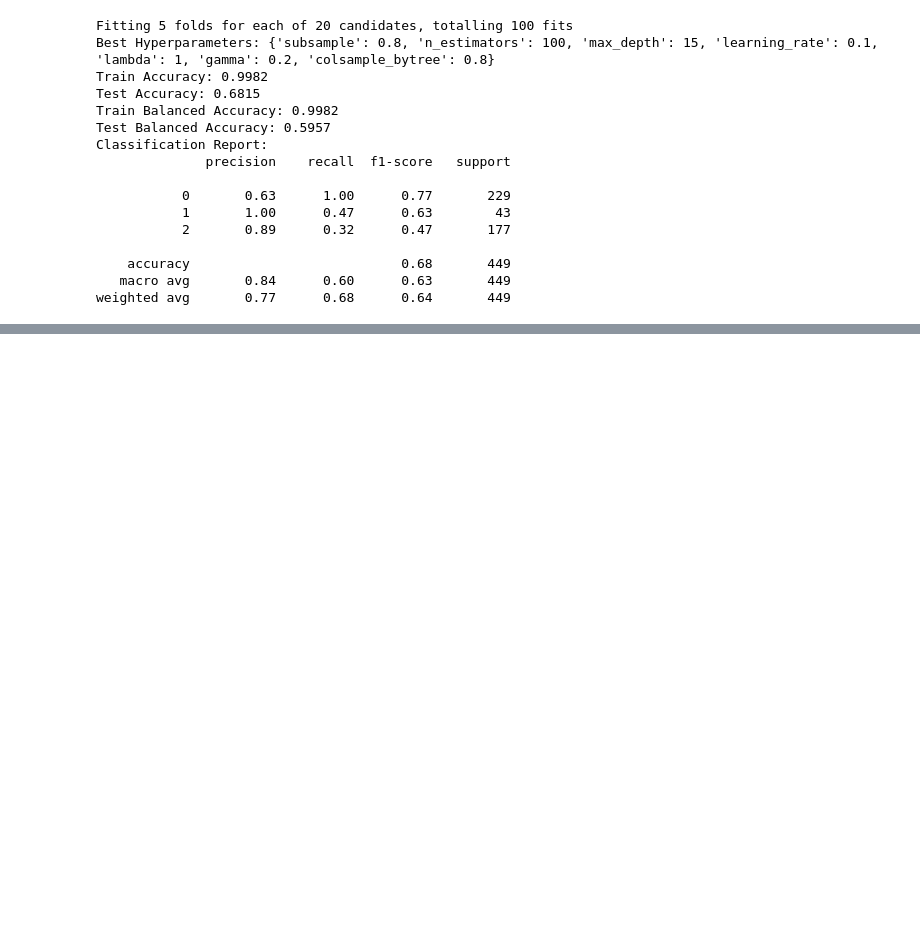
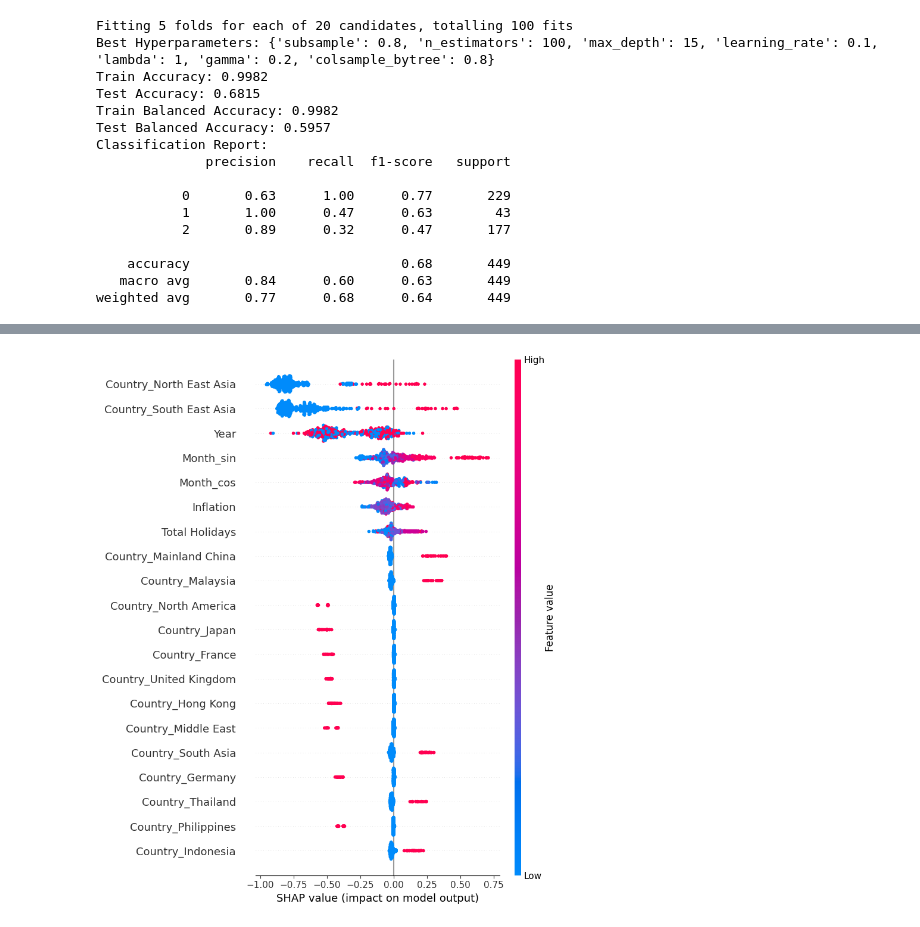
Before and after one commit to vianiecetan/traveltrends, a Jupyter notebook: Classification/xgboost.ipynb, the cells around one changed output, grey strips where cells are left out. Drawn from its saved outputs; the diff is of its cells as text; code cells hidden in the pictures; blank space fills up the shorter version.

```diff
--- a/Classification/xgboost.ipynb
+++ b/Classification/xgboost.ipynb
@@ -382,0 +445,8 @@ weighted avg       0.77      0.68      0.64       449
+# %%
+# Convert back to DataFrame with original feature names
+X_test_scaled_df = pd.DataFrame(X_test_scaled, columns=X_test2.columns)
+
+# SHAP summary plot with feature names
+shap.summary_plot(shap_values.mean(axis=2), X_test_scaled_df)
+# %% [output]
+[figure, added]
```
Also changed, not shown: parts of 8 cells of this notebook, 2 other files.
